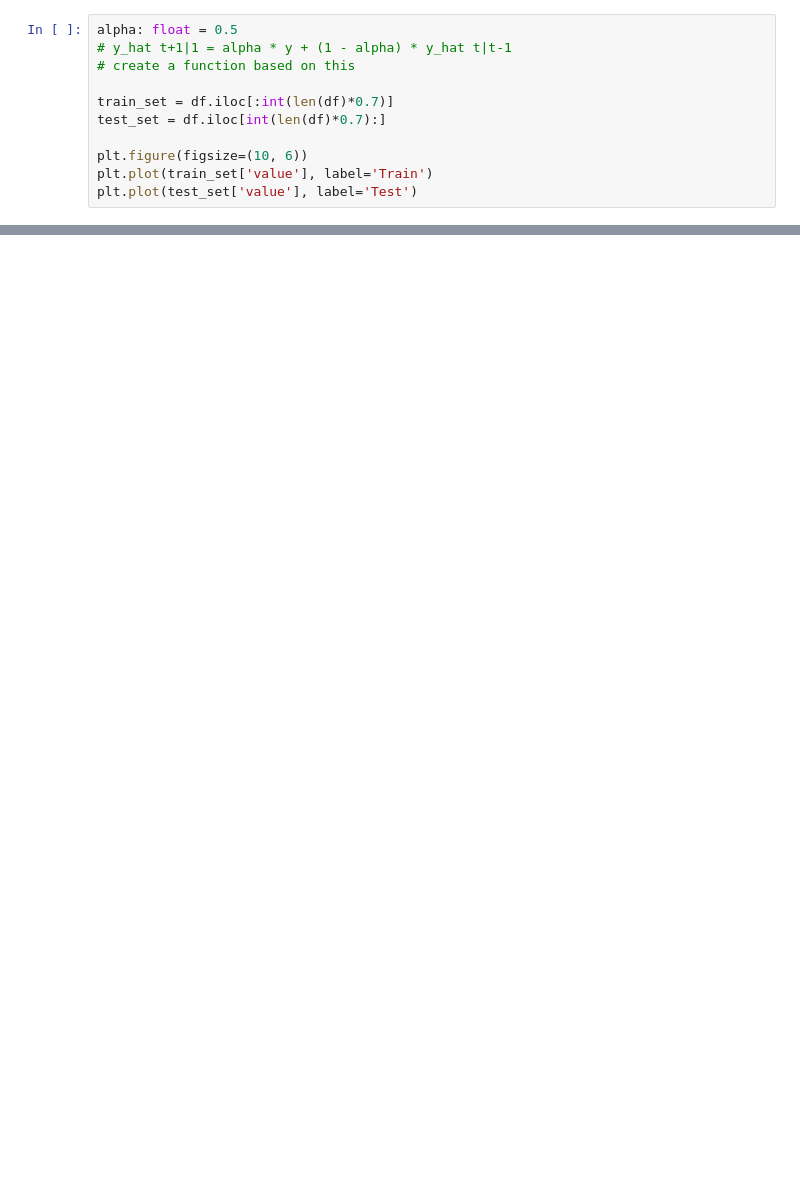
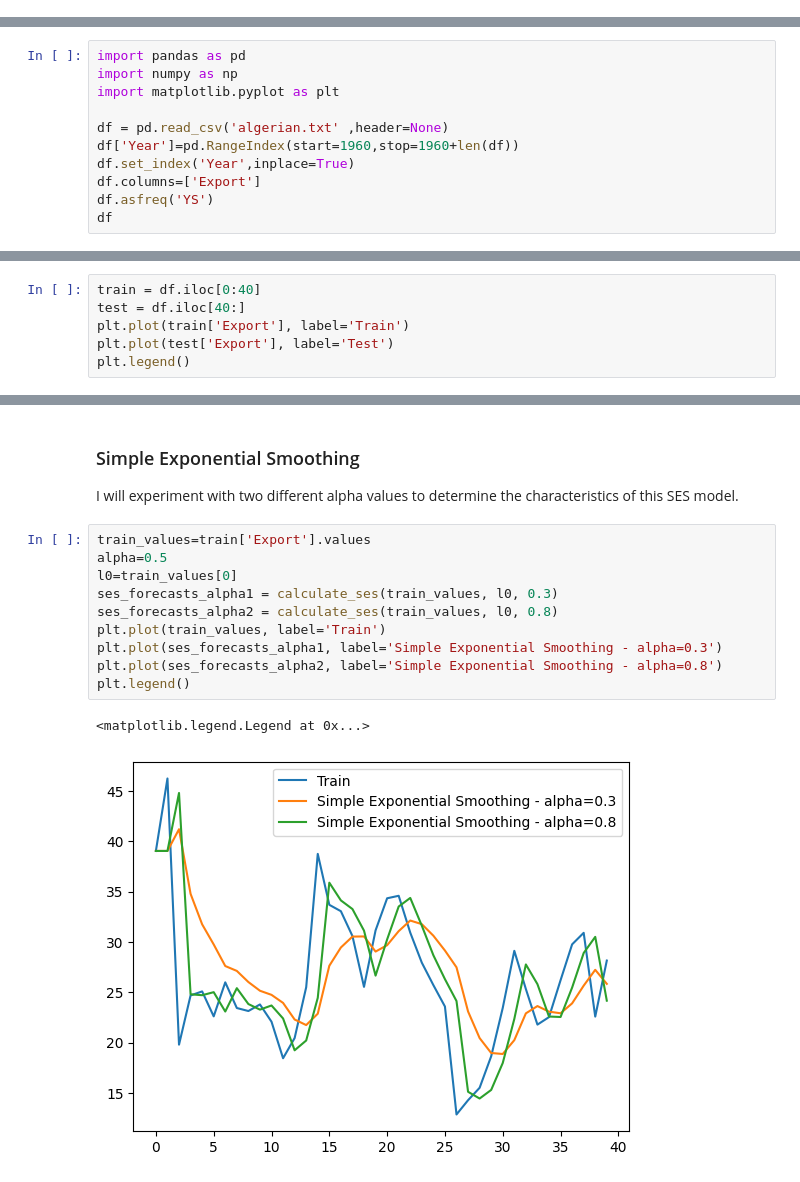
Before and after one commit to dominikcedro/SeriesAnalysisLab, a Jupyter notebook: L3/lab_3_algerian_export.ipynb, the cells around one changed output, grey strips where cells are left out. Drawn from its saved outputs; the diff is of its cells as text; blank space fills up the shorter version.

```diff
--- a/L3/lab_3_algerian_export.ipynb
+++ b/L3/lab_3_algerian_export.ipynb
@@ -122,11 +0,0 @@ plt.show()
-# %%
-alpha: float = 0.5
-# y_hat t+1|1 = alpha * y + (1 - alpha) * y_hat t|t-1
-# create a function based on this
-
-train_set = df.iloc[:int(len(df)*0.7)]
-test_set = df.iloc[int(len(df)*0.7):]
-
-plt.figure(figsize=(10, 6))
-plt.plot(train_set['value'], label='Train')
-plt.plot(test_set['value'], label='Test')
@@ -135,0 +1,11 @@ plt.plot(test_set['value'], label='Test')
+# %%
+import pandas as pd
+import numpy as np
+import matplotlib.pyplot as plt
+
+df = pd.read_csv('algerian.txt' ,header=None)
+df['Year']=pd.RangeIndex(start=1960,stop=1960+len(df))
+df.set_index('Year',inplace=True)
+df.columns=['Export']
+df.asfreq('YS')
+df
@@ -135,0 +31,6 @@ plt.plot(test_set['value'], label='Test')
+# %%
+train = df.iloc[0:40]
+test = df.iloc[40:]
+plt.plot(train['Export'], label='Train')
+plt.plot(test['Export'], label='Test')
+plt.legend()
@@ -135,0 +97,16 @@ plt.plot(test_set['value'], label='Test')
+# %% [markdown]
+### Simple Exponential Smoothing
+I will experiment with two different alpha values to determine the characteristics of this SES model.
+# %%
+train_values=train['Export'].values
+alpha=0.5
+l0=train_values[0]
+ses_forecasts_alpha1 = calculate_ses(train_values, l0, 0.3)
+ses_forecasts_alpha2 = calculate_ses(train_values, l0, 0.8)
+plt.plot(train_values, label='Train')
+plt.plot(ses_forecasts_alpha1, label='Simple Exponential Smoothing - alpha=0.3')
+plt.plot(ses_forecasts_alpha2, label='Simple Exponential Smoothing - alpha=0.8')
+plt.legend()
+# %% [output]
+<matplotlib.legend.Legend at 0x...>
+[figure, added]
```
Also changed, not shown: parts of 21 cells of this notebook, 1 other file.
